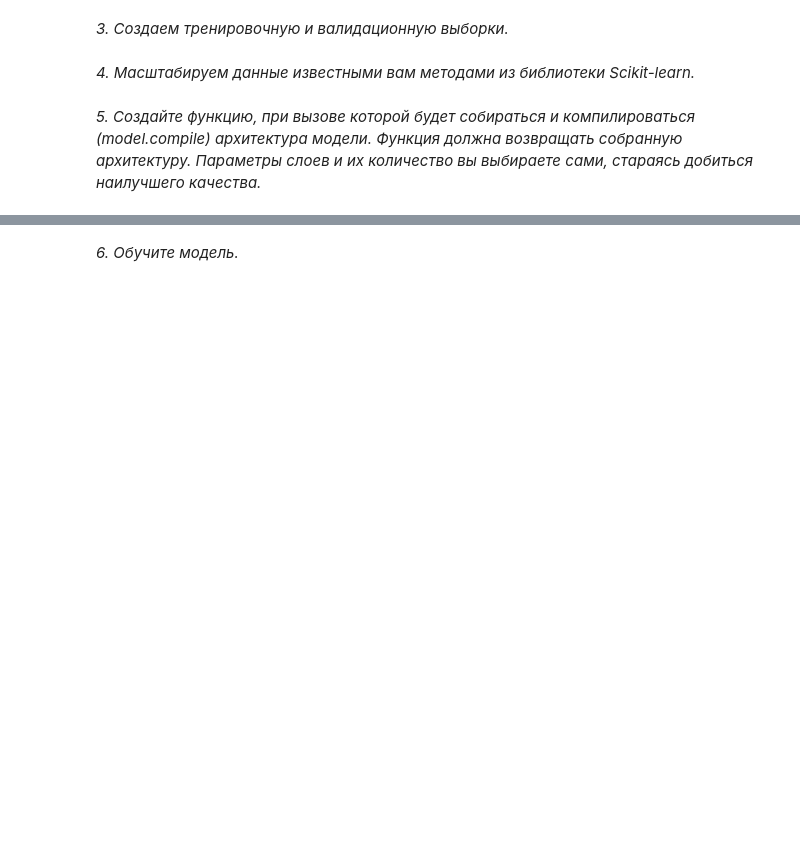
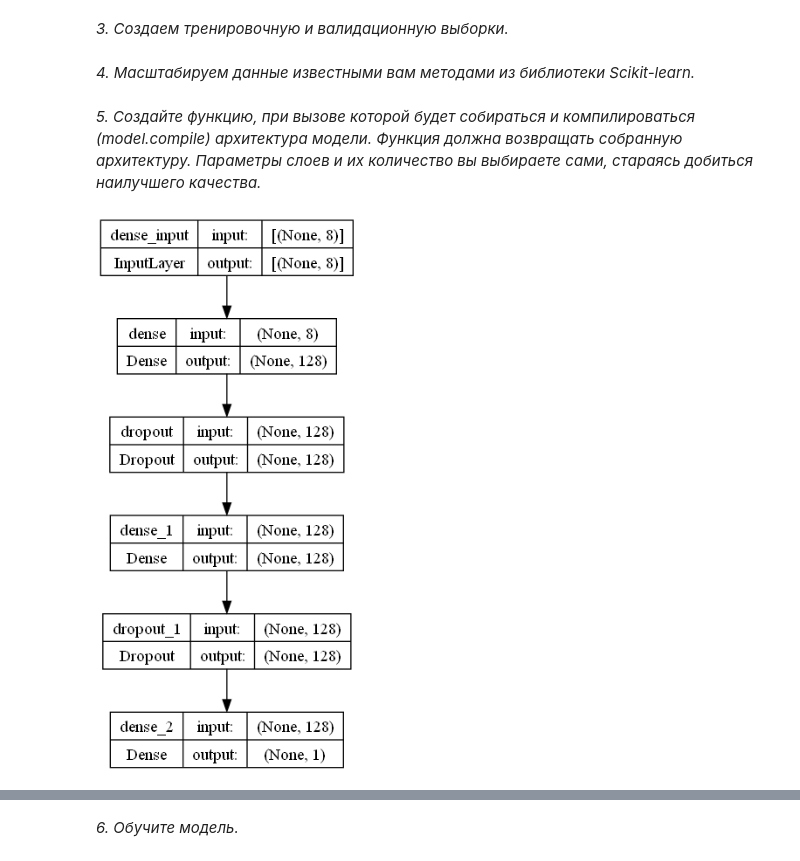
Before and after one commit to W1llAnn/1tdata-homework, a Jupyter notebook: 3.1 - homework.ipynb, the cells around one changed output, grey strips where cells are left out. Saved outputs shown, nothing was run; the diff lists cells and outputs as text; code cells hidden in the pictures; blank space fills up the shorter version.

```diff
--- a/3.1 - homework.ipynb
+++ b/3.1 - homework.ipynb
@@ -179,3 +204,29 @@ X_train_scaler = scaler.transform(X_train)
 X_test_scaler = scaler.transform(X_test)
 # %% [markdown]
 *5. Создайте функцию, при вызове которой будет собираться и компилироваться (model.compile) архитектура модели. Функция должна возвращать собранную архитектуру. Параметры слоев и их количество вы выбираете сами, стараясь добиться наилучшего качества.*
+# %%
+def baseline_model():
+    # create model
+    hid_size = 128
+
+    model = Sequential([
+        keras.layers.Dense(hid_size, activation='relu', input_dim=8),
+        keras.layers.Dropout(0.3),
+        keras.layers.Dense(hid_size, activation='relu'),
+        keras.layers.Dropout(0.3),
+        keras.layers.Dense(1, activation='sigmoid')
+    ])
+
+    # Compile model
+    model.compile(
+        optimizer=Adam(),
+        loss='binary_crossentropy',
+        metrics=['accuracy']
+    )
+    return model
+
+model = baseline_model()
+# %%
+plot_model(model, show_shapes=True, show_layer_names=True)
+# %% [output]
+[figure, added]
```
Also changed, not shown: parts of 39 cells of this notebook, 2 other files.
